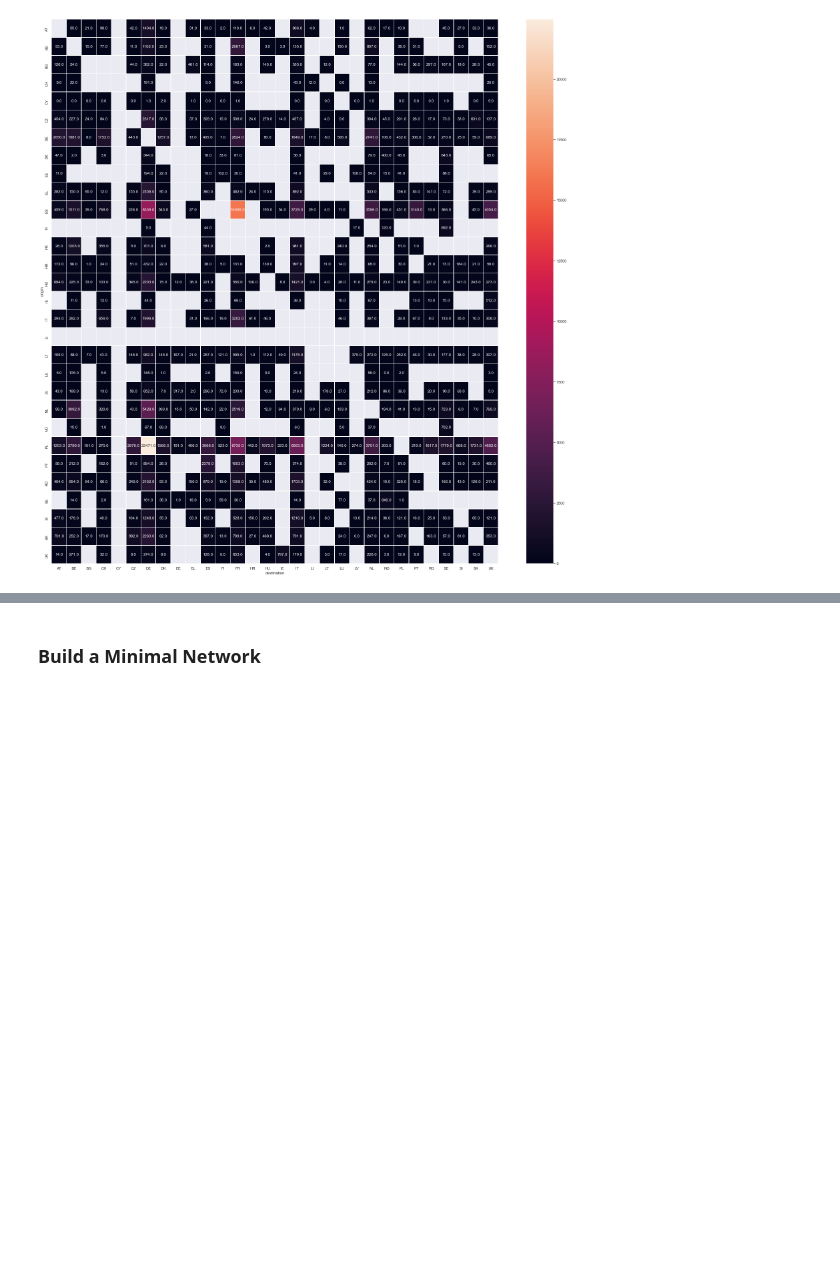
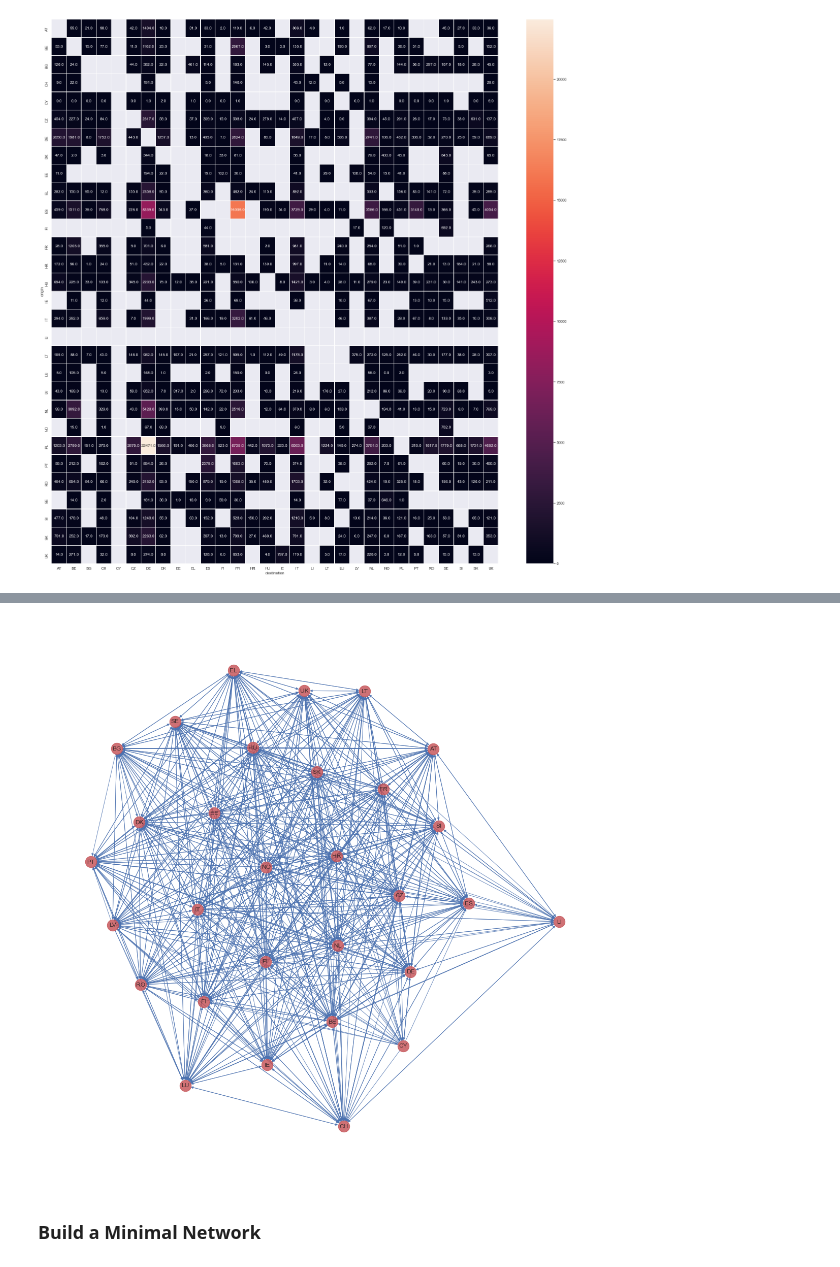
Before and after one commit to emptymalei/theflow-code, a Jupyter notebook: road_freight/european-road-freight.ipynb, the cells around one changed output, grey strips where cells are left out. Saved outputs shown, nothing was run; the diff lists cells and outputs as text; code cells hidden in the pictures; blank space fills up the shorter version.

Commit message:
update charts

```diff
--- a/road_freight/european-road-freight.ipynb
+++ b/road_freight/european-road-freight.ipynb
@@ -291,3 +277,16 @@ plt.show()
+# %%
+D = nx.from_pandas_edgelist(df_load_selected_com, "origin", "destination", edge_attr="2019", create_using=nx.DiGraph)
+
+fig, ax = plt.subplots(figsize=(20, 20))
+nx_draw_options = {
+    "node_color": "r",
+    "node_size": 500,
+    "alpha": 0.8,
+    "edge_color": "b"
+}
+nx.draw(D, pos=nx.spring_layout(D, k=0.9, iterations=50), ax=ax, with_labels=True, **nx_draw_options)
+# %% [output]
+[figure, added]
 # %% [markdown]
 ### Build a Minimal Network
 # %%
```
Also changed, not shown: parts of 11 cells of this notebook, 2 other files.
